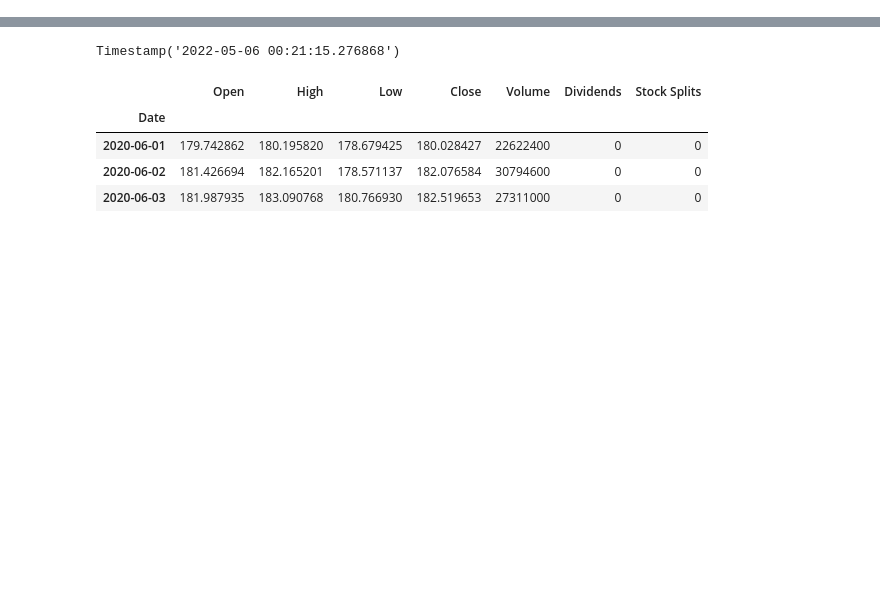
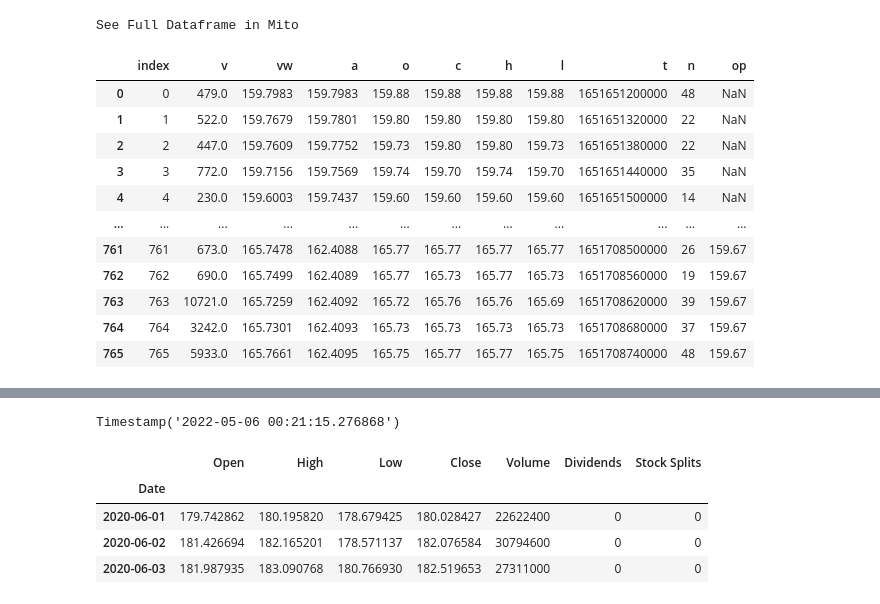
Before and after one commit to yukontaf/projects, a Jupyter notebook: stockPlot/main.ipynb, the cells around one changed output, grey strips where cells are left out. Saved outputs shown, nothing was run; the diff lists cells and outputs as text; code cells hidden in the pictures; blank space fills up the shorter version.

```diff
--- a/stockPlot/main.ipynb
+++ b/stockPlot/main.ipynb
@@ -7,0 +65,21 @@ msft = yf.Ticker('MSFT')
+# %%
+name='aapl'
+
+start, end = datetime.now()+timedelta(hours=-48), datetime.now()
+data = get_data(name, start, end)
+# data["t"] = pd.date_range(start, end, freq="1m")
+data
+# %% [output]
+See Full Dataframe in Mito
+|  | index | v | vw | a | o | c | h | l | t | n | op |
+| 0 | 0 | 479.0 | 159.7983 | 159.7983 | 159.88 | 159.88 | 159.88 | 159.88 | 1651651200000 | 48 | NaN |
+| 1 | 1 | 522.0 | 159.7679 | 159.7801 | 159.80 | 159.80 | 159.80 | 159.80 | 1651651320000 | 22 | NaN |
+| 2 | 2 | 447.0 | 159.7609 | 159.7752 | 159.73 | 159.80 | 159.80 | 159.73 | 1651651380000 | 22 | NaN |
+| 3 | 3 | 772.0 | 159.7156 | 159.7569 | 159.74 | 159.70 | 159.74 | 159.70 | 1651651440000 | 35 | NaN |
+| 4 | 4 | 230.0 | 159.6003 | 159.7437 | 159.60 | 159.60 | 159.60 | 159.60 | 1651651500000 | 14 | NaN |
+| ... | ... | ... | ... | ... | ... | ... | ... | ... | ... | ... | ... |
+| 761 | 761 | 673.0 | 165.7478 | 162.4088 | 165.77 | 165.77 | 165.77 | 165.77 | 1651708500000 | 26 | 159.67 |
+| 762 | 762 | 690.0 | 165.7499 | 162.4089 | 165.77 | 165.73 | 165.77 | 165.73 | 1651708560000 | 19 | 159.67 |
+| 763 | 763 | 10721.0 | 165.7259 | 162.4092 | 165.72 | 165.76 | 165.76 | 165.69 | 1651708620000 | 39 | 159.67 |
+| 764 | 764 | 3242.0 | 165.7301 | 162.4093 | 165.73 | 165.73 | 165.73 | 165.73 | 1651708680000 | 37 | 159.67 |
+| 765 | 765 | 5933.0 | 165.7661 | 162.4095 | 165.75 | 165.77 | 165.77 | 165.75 | 1651708740000 | 48 | 159.67 |
```
Also changed, not shown: parts of 12 cells of this notebook, 12 other files.
